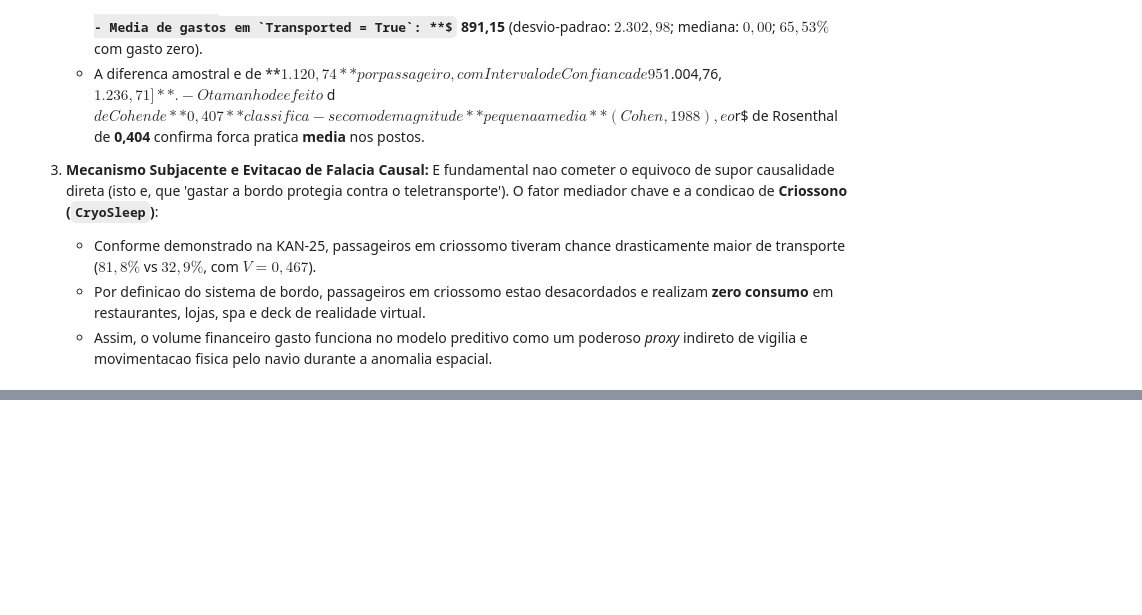
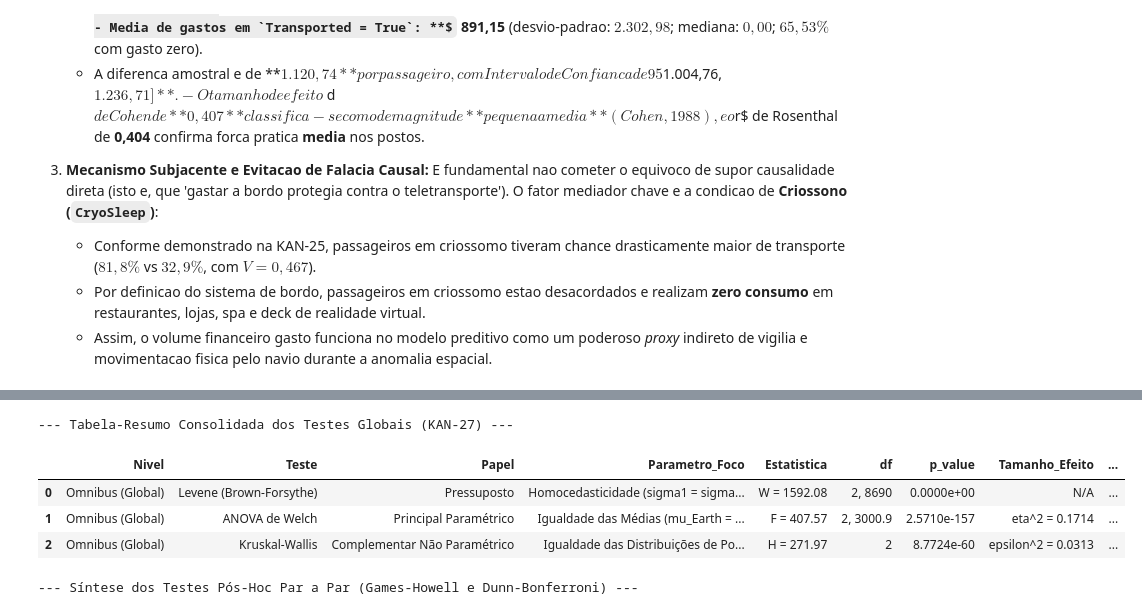
Before and after one commit to gmenezesg/spaceship-titanic-estatistica-posdl, a Jupyter notebook: notebooks/04_testes_hipoteses_anova.ipynb, the cells around one changed output, grey strips where cells are left out. Cells and saved outputs as stored; diff of their text form; code cells hidden in the pictures; some formulas as TeX source; blank space fills up the shorter version.

Commit message:
[KAN-27] Comparar TotalSpend entre planetas de origem com ANOVA de Welch e Games-Howell

```diff
--- a/notebooks/04_testes_hipoteses_anova.ipynb
+++ b/notebooks/04_testes_hipoteses_anova.ipynb
@@ -620,0 +898,80 @@ Os resultados inferenciais da KAN-26 fornecem subsidios conclusivos para respond
+# %%
+# Consolidacao estruturada dos resultados da KAN-27
+tabela_kan27_omnibus = pd.DataFrame([
+    {
+        'Nivel': 'Omnibus (Global)',
+        'Teste': 'Levene (Brown-Forsythe)',
+        'Papel': 'Pressuposto',
+        'Parametro_Foco': 'Homocedasticidade (sigma1 = sigma2 = sigma3)',
+        'Estatistica': f"W = {stat_levene_p:.2f}",
+        'df': '2, 8690',
+        'p_value': f"{p_levene_p:.4e}",
+        'Tamanho_Efeito': 'N/A',
+        'Classificacao_Efeito': 'Severa heterocedasticidade',
+        'Decisao': 'Rejeitar H0'
+    },
+    {
+        'Nivel': 'Omnibus (Global)',
+        'Teste': 'ANOVA de Welch',
+        'Papel': 'Principal Paramétrico',
+        'Parametro_Foco': 'Igualdade das Médias (mu_Earth = mu_Europa = mu_Mars)',
+        'Estatistica': f"F = {res_welch['F']:.2f}",
+        'df': f"{res_welch['df1']}, {res_welch['df2']:.1f}",
+        'p_value': f"{res_welch['p_value']:.4e}",
+        'Tamanho_Efeito': f"eta^2 = {eta_squared:.4f}",
+        'Classificacao_Efeito': 'Efeito Grande (> 0.14)',
+        'Decisao': 'Rejeitar H0'
+    },
+    {
+        'Nivel': 'Omnibus (Global)',
+        'Teste': 'Kruskal-Wallis',
+        'Papel': 'Complementar Não Paramétrico',
+        'Parametro_Foco': 'Igualdade das Distribuições de Postos',
+        'Estatistica': f"H = {stat_kw:.2f}",
+        'df': '2',
+        'p_value': f"{p_kw:.4e}",
+        'Tamanho_Efeito': f"epsilon^2 = {epsilon_squared:.4f}",
+        'Classificacao_Efeito': 'Efeito Prático Presente nos Postos',
+        'Decisao': 'Rejeitar H0'
+    }
+])
+
+print("--- Tabela-Resumo Consolidada dos Testes Globais (KAN-27) ---")
+display(tabela_kan27_omnibus)
+
+# Exibição consolidada dos Pós-Hoc
+print("\n--- Síntese dos Testes Pós-Hoc Par a Par (Games-Howell e Dunn-Bonferroni) ---")
+tabela_poshoc_sintese = pd.DataFrame([
+    {
+        'Comparacao': 'Earth vs Europa',
+        'Dif_Medias_Amostral': f"-${gastos_europa.mean() - gastos_earth.mean():.2f} (Europa gasta mais)",
+        'Games_Howell_p': f"{df_gh_resultados.loc[df_gh_resultados['Comparacao'] == 'Earth vs Europa', 'p_valor_Games_Howell'].values[0]:.4e}",
+        'Games_Howell_IC_95%': df_gh_resultados.loc[df_gh_resultados['Comparacao'] == 'Earth vs Europa', 'IC_95%'].values[0],
+        'Dunn_Bonferroni_p': f"{df_dunn_resultados.loc[df_dunn_resultados['Comparacao'] == 'Earth vs Europa', 'p_valor_Bonferroni'].values[0]:.4e}",
+        'Conclusao': 'Diferença altamente significante (p < 0.001)'
+    },
+    {
+        'Comparacao': 'Earth vs Mars',
+        'Dif_Medias_Amostral': f"-${gastos_mars.mean() - gastos_earth.mean():.2f} (Mars gasta mais)",
+        'Games_Howell_p': f"{df_gh_resultados.loc[df_gh_resultados['Comparacao'] == 'Earth vs Mars', 'p_valor_Games_Howell'].values[0]:.4e}",
+        'Games_Howell_IC_95%': df_gh_resultados.loc[df_gh_resultados['Comparacao'] == 'Earth vs Mars', 'IC_95%'].values[0],
+        'Dunn_Bonferroni_p': f"{df_dunn_resultados.loc[df_dunn_resultados['Comparacao'] == 'Earth vs Mars', 'p_valor_Bonferroni'].values[0]:.4e}",
+        'Conclusao': 'Diferença altamente significante (p < 0.001)'
+    },
+    {
+        'Comparacao': 'Europa vs Mars',
+        'Dif_Medias_Amostral': f"+${gastos_europa.mean() - gastos_mars.mean():.2f} (Europa gasta mais)",
+        'Games_Howell_p': f"{df_gh_resultados.loc[df_gh_resultados['Comparacao'] == 'Europa vs Mars', 'p_valor_Games_Howell'].values[0]:.4e}",
+        'Games_Howell_IC_95%': df_gh_resultados.loc[df_gh_resultados['Comparacao'] == 'Europa vs Mars', 'IC_95%'].values[0],
+        'Dunn_Bonferroni_p': f"{df_dunn_resultados.loc[df_dunn_resultados['Comparacao'] == 'Europa vs Mars', 'p_valor_Bonferroni'].values[0]:.4e}",
+        'Conclusao': 'Diferença altamente significante (p < 0.001)'
+    }
+])
+display(tabela_poshoc_sintese)
+# %% [output]
+--- Tabela-Resumo Consolidada dos Testes Globais (KAN-27) ---
+|  | Nivel | Teste | Papel | Parametro_Foco | Estatistica | df | p_value | Tamanho_Efeito | ... |
+| 0 | Omnibus (Global) | Levene (Brown-Forsythe) | Pressuposto | Homocedasticidade (sigma1 = sigma... | W = 1592.08 | 2, 8690 | 0.0000e+00 | N/A | ... |
+| 1 | Omnibus (Global) | ANOVA de Welch | Principal Paramétrico | Igualdade das Médias (mu_Earth = ... | F = 407.57 | 2, 3000.9 | 2.5710e-157 | eta^2 = 0.1714 | ... |
+| 2 | Omnibus (Global) | Kruskal-Wallis | Complementar Não Paramétrico | Igualdade das Distribuições de Po... | H = 271.97 | 2 | 8.7724e-60 | epsilon^2 = 0.0313 | ... |
+--- Síntese dos Testes Pós-Hoc Par a Par (Games-Howell e Dunn-Bonferroni) ---
```
Also changed, not shown: parts of 6 cells of this notebook, 2 other files.
